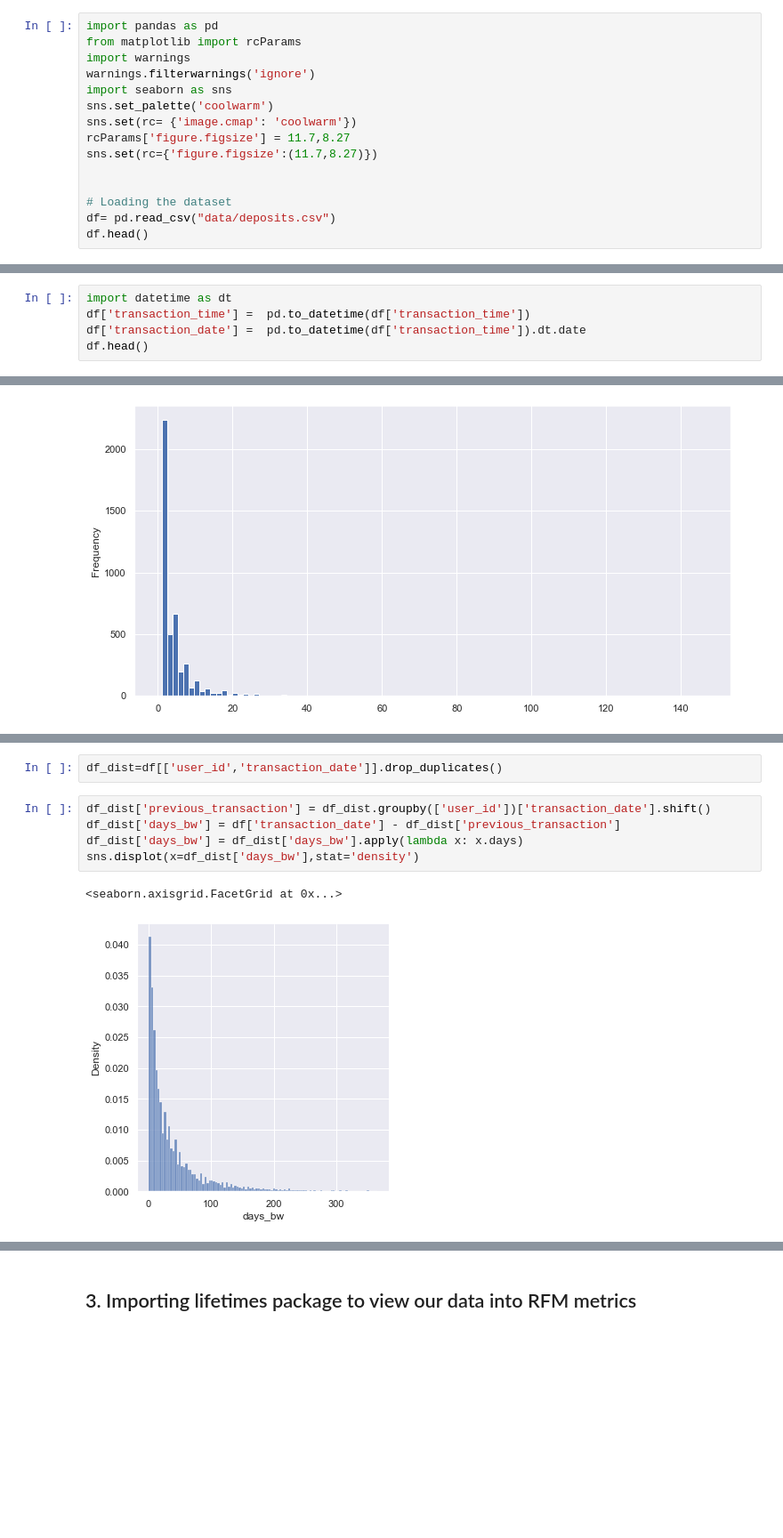
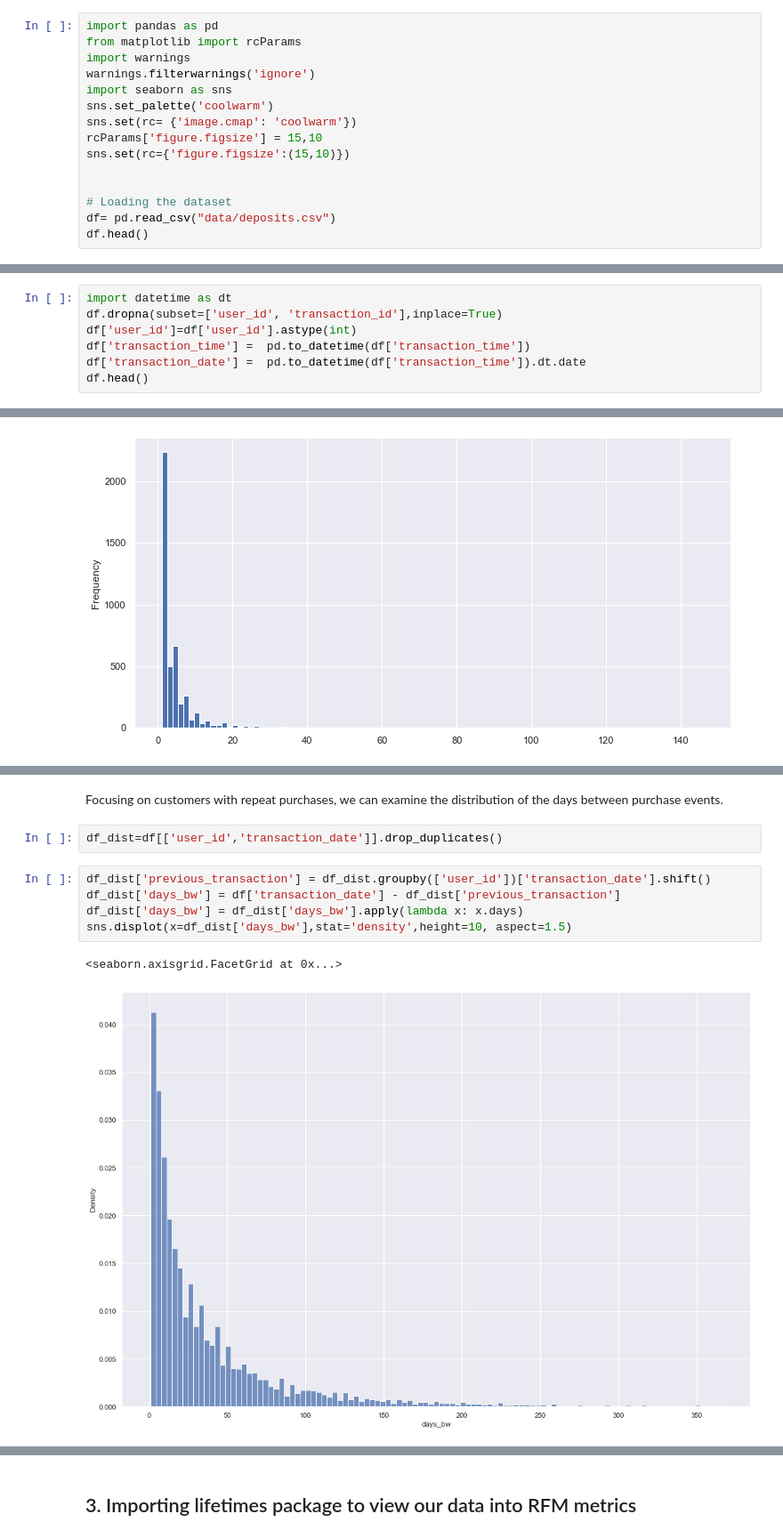
Before and after one commit to miladbahrami-fs/customer_lifetime_value, a Jupyter notebook: CLV_deposit.ipynb, the cells around one changed output, grey strips where cells are left out. Shown at 89% size. Drawn from its saved outputs; the diff is of its cells as text; blank space fills up the shorter version.

```diff
--- a/CLV_deposit.ipynb
+++ b/CLV_deposit.ipynb
@@ -22,8 +26,8 @@ warnings.filterwarnings('ignore')
 import seaborn as sns
 sns.set_palette('coolwarm')
 sns.set(rc= {'image.cmap': 'coolwarm'})
-rcParams['figure.figsize'] = 11.7,8.27
-sns.set(rc={'figure.figsize':(11.7,8.27)})
+rcParams['figure.figsize'] = 15,10
+sns.set(rc={'figure.figsize':(15,10)})
 
 
 # Loading the dataset
@@ -45,6 +57,8 @@ df.shape
 ### Set date to datetime format
 # %%
 import datetime as dt
+df.dropna(subset=['user_id', 'transaction_id'],inplace=True)
+df['user_id']=df['user_id'].astype(int)
 df['transaction_time'] =  pd.to_datetime(df['transaction_time'])
 df['transaction_date'] =  pd.to_datetime(df['transaction_time']).dt.date
 df.head()
@@ -104,10 +116,12 @@ Focusing on customers with repeat purchases, we can examine the distribution of
+# %% [markdown]
+Focusing on customers with repeat purchases, we can examine the distribution of the days between purchase events.
 # %%
 df_dist=df[['user_id','transaction_date']].drop_duplicates()
 # %%
 df_dist['previous_transaction'] = df_dist.groupby(['user_id'])['transaction_date'].shift()
 df_dist['days_bw'] = df['transaction_date'] - df_dist['previous_transaction']
 df_dist['days_bw'] = df_dist['days_bw'].apply(lambda x: x.days)
-sns.displot(x=df_dist['days_bw'],stat='density')
+sns.displot(x=df_dist['days_bw'],stat='density',height=10, aspect=1.5)
 # %% [output]
 <seaborn.axisgrid.FacetGrid at 0x...>
-[figure, old version]
+[figure, new version]
```
Also changed, not shown: parts of 54 cells of this notebook, 1 other file.
